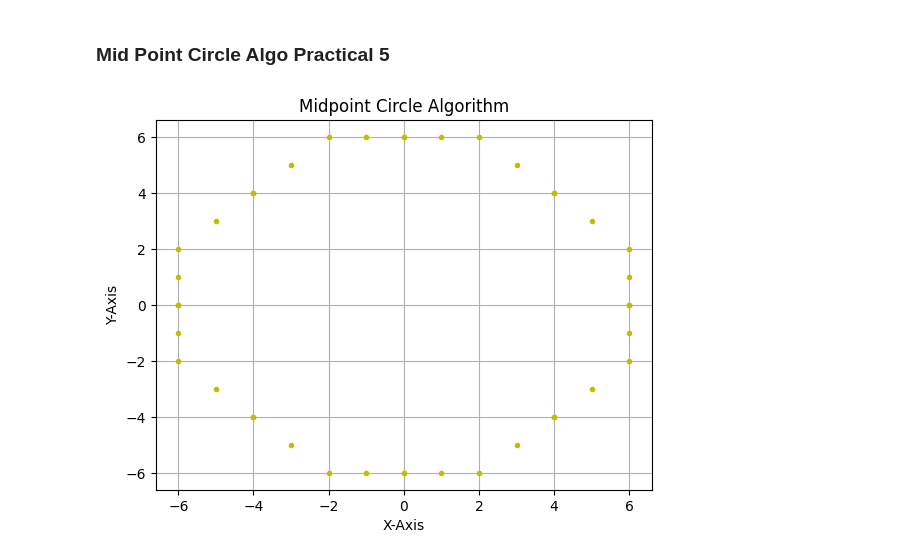
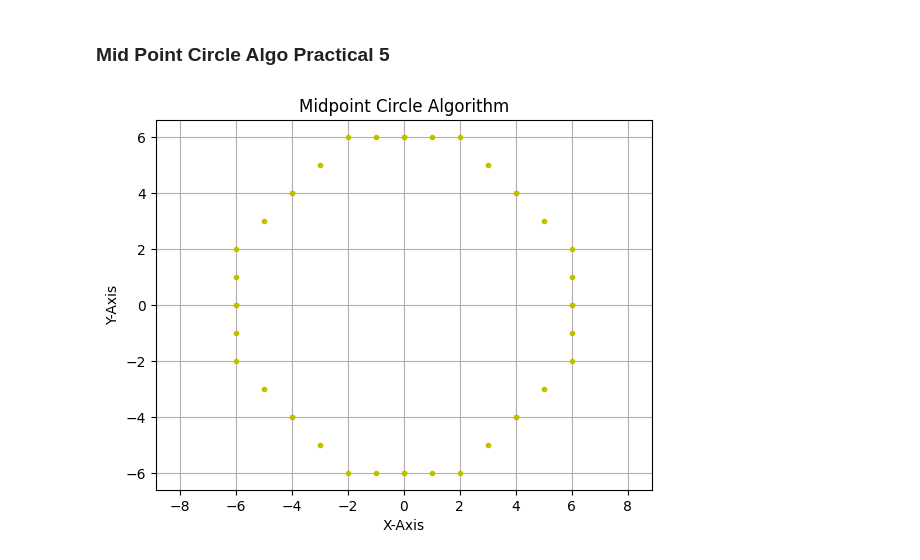
Before and after one commit to RitekPillai/CGPracticals, a Jupyter notebook: MatPlotCourse.ipynb, the cells around one changed output. Saved outputs shown, nothing was run; the diff lists cells and outputs as text; code cells hidden in the pictures.

```diff
--- a/MatPlotCourse.ipynb
+++ b/MatPlotCourse.ipynb
@@ -156,31 +156,32 @@ def midpoint(r):
     xcords = []
     ycords = []
 
     while x <= y:
 
         xcords.append([x, -x, x, -x, y, -y, y, -y])
         ycords.append([y, y, -y, -y, x, x, -x, -x])
 
         if d < 0:
             x += 1
             d += 2 * x + 1
         else:
             x += 1
             y -= 1
             d += 2 * x + 2 * y + 1
 
     return (xcords, ycords)
 
 # Calling  function with radius 6
 x, y = midpoint(6)
 
 
 plt.plot(x, y, "y.")
+plt.axis("equal")
 plt.xlabel("X-Axis")
 plt.ylabel("Y-Axis")
 plt.title("Midpoint Circle Algorithm")
 
 plt.grid()
 plt.show()
 # %% [output]
-[figure, old version]
+[figure, new version]
```
Also changed, not shown: parts of 1 cell of this notebook.
